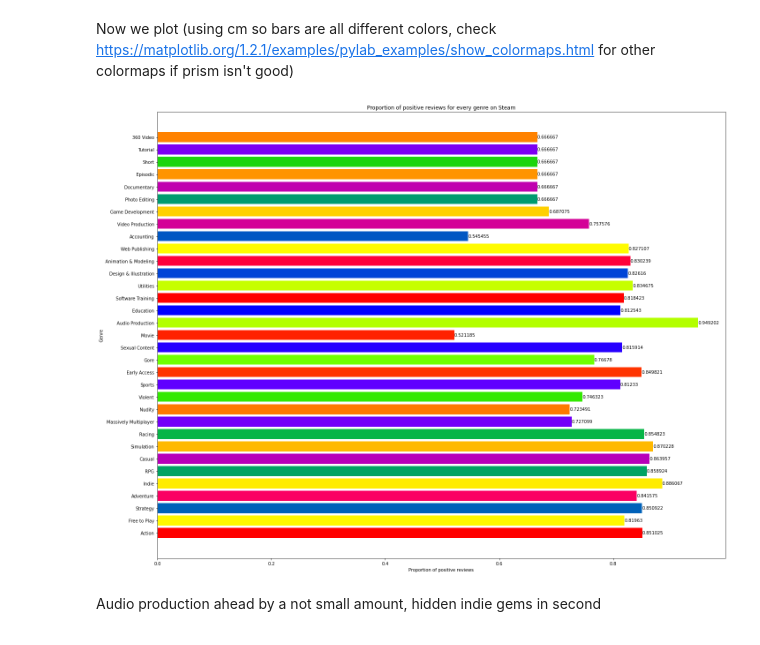
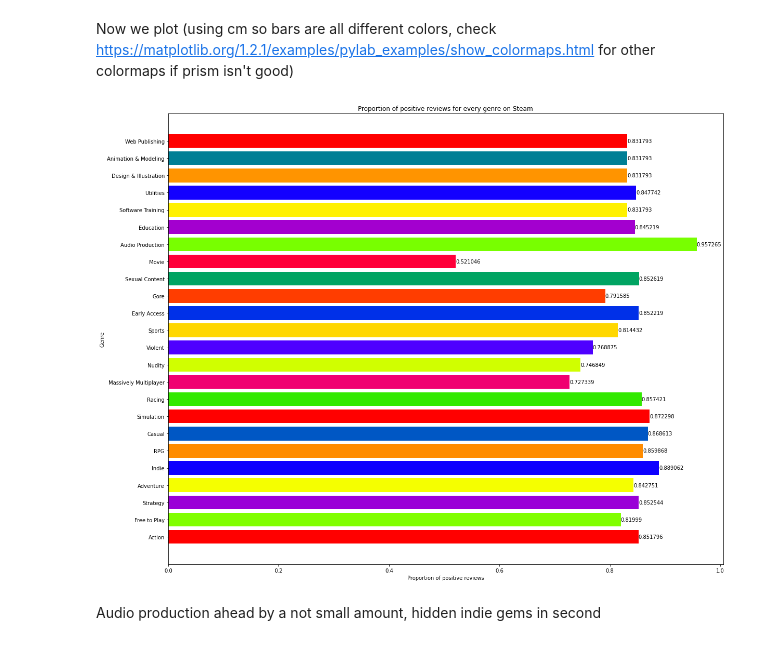
Before and after one commit to PokoNut/CMSC320FinalProject, a Jupyter notebook: final.ipynb, the cells around one changed output. Drawn from its saved outputs; the diff is of its cells as text; code cells hidden in the pictures.

```diff
--- a/final.ipynb
+++ b/final.ipynb
@@ -202,7 +194,7 @@ for col_name in df:
 # %% [markdown]
 Next we change the release dates to all be in the same format, the pandas datetime format. The parameter `errors='coerce'` means that if pandas cannot figure out what the date format means, then it will set the value to pd.NaT. This is reasonable because there are many apps and not all will use a recognizable format, but we do not want those few exceptions to bring the process to a complete stop. The parameter `infer_datetime_format=True` is used because there is no consistent date format for all Steam pages. The main reason the release date would not be in a format recognized by pandas would be if the date is given in a language other than English.
 # %%
-df['release_date date'] = df['release_date date'].apply(lambda x: pd.to_datetime(x, errors='coerce', infer_datetime_format=True))
+df['release_date date'] = pd.to_datetime(df['release_date date'], errors='coerce', infer_datetime_format=True)
 # %% [markdown]
 Now we define a function to determine positive review percentage for a row. Gives NaN if missing either the total review count or total count of positive reviews.
 # %%
@@ -249,10 +243,12 @@ df.head()
+# %%
+prop_df = df[df['total_reviews'] >= 100]
 # %% [markdown]
 Is there some relationship between release date and positive rating percentage? Maybe they just don't make games like they used to, or maybe technological advancements mean that modern games are superior. We'll make a violin plot using matplotlib to compare release year and positive review percentage to try and get some idea.
 # %%
 from matplotlib import pyplot as plt
 
 yearly_data = {}
-for _, row in df.iterrows():
+for _, row in prop_df.iterrows():
     if not pd.isnull(row['release_date date']) and not pd.isnull(row['positive_proportion']): # if the date is unknown or if the game has no reviews, it is left out of this plot
         if row['release_date date'].year in yearly_data:
             yearly_data[row['release_date date'].year].append(row['positive_proportion'])
@@ -314,51 +329,56 @@ Bar chart of average positive review proportion for each genre. Definitely going
 # %%
 genre_names = []
 genre_index = []
-genre_count = []
-genre_sum_prop = [] # sum of positive proportions for games in this genre
+genre_count = [] # sum of total reviews for games in this genre
+genre_pos_count = [] # sum of positive reviews for games in this genre
 
 i = 0
-for col_name in df:
+for col_name in prop_df:
     if col_name.startswith('Genre: '):
         genre_names.append(col_name[len('Genre: '):])
         genre_index.append(i)
         genre_count.append(0)
-        genre_sum_prop.append(0)
+        genre_pos_count.append(0)
     i += 1
 
-for _, row in df.iterrows():
-    if not np.isnan(row['positive_proportion']): # if the game doesn't have any reviews it won't be included
-        i = 0
-        for index in genre_index:
-            if row[index]: # evaluates to True if game is in the right genre
-                genre_count[i] += row['total_reviews']#1
-                genre_sum_prop[i] += row['total_positive']#row['positive_proportion']
-            i += 1
+for _, row in prop_df.iterrows():
+    i = 0
+    for index in genre_index:
+        if row[index]: # evaluates to True if game is in the right genre
+            genre_count[i] += row['total_reviews']
+            genre_pos_count[i] += row['total_positive']
+        i += 1
 
-genre_avg_prop = [total / count for total, count in zip(genre_sum_prop, genre_count)]
+
+# check if any genres had no games (means genre only has games with under 100 reviews)
+genre_real_names = []
+genre_avg_prop = []
+for i in range(len(genre_names)):
+    if genre_count[i] != 0:
+        genre_real_names.append(genre_names[i])
+        genre_avg_prop.append(genre_pos_count[i] / genre_count[i])
 # %% [markdown]
 Now we plot (using cm so bars are all different colors, check https://matplotlib.org/1.2.1/examples/pylab_examples/show_colormaps.html for other colormaps if prism isn't good)
 # %%
 from matplotlib import cm
 
-fig, ax = plt.subplots(figsize=(20,15))
-
+fig, ax = plt.subplots(figsize=(17,13))
 
 bars = []
-for i in range(0, len(genre_names)):
-    bars.append(ax.barh(genre_names[i], genre_avg_prop[i], color=cm.prism(1.*i/len(genre_names))))
+for i in range(len(genre_real_names)):
+    bars.append(ax.barh(genre_real_names[i], genre_avg_prop[i], color=cm.prism(1.*i/len(genre_real_names))))
 
 for bar in bars:
     ax.bar_label(bar)
 
 ax.set_title("Proportion of positive reviews for every genre on Steam")
 ax.set_xlabel("Proportion of positive reviews")
 ax.set_ylabel("Genre")
 
 fig.tight_layout()
 pass
 # %% [output]
-[figure, old version]
+[figure, new version]
 # %% [markdown]
 Audio production ahead by a not small amount, hidden indie gems in second
 # %% [markdown]
```
Also changed, not shown: parts of 38 cells of this notebook.
